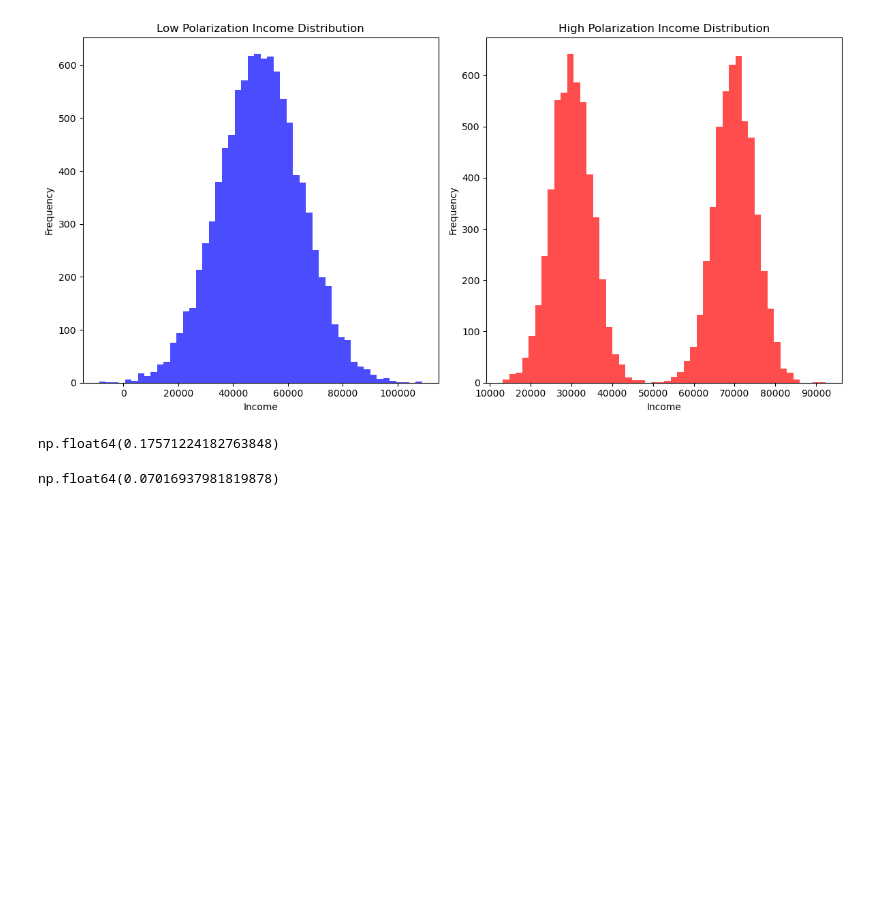
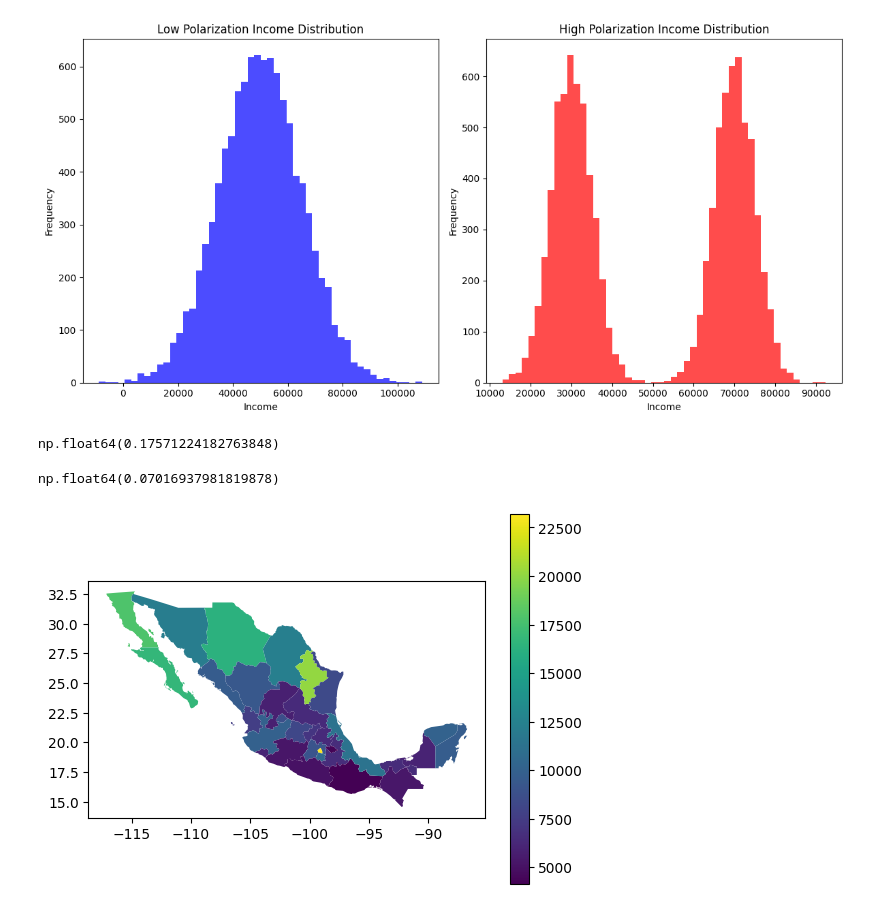
Before and after one commit to pysal/inequality, a Jupyter notebook: docs/user-guide/measure/wolfson.ipynb, the cells around one changed output. Saved outputs shown, nothing was run; the diff lists cells and outputs as text; code cells hidden in the pictures; blank space fills up the shorter version.

```diff
--- a/docs/user-guide/measure/wolfson.ipynb
+++ b/docs/user-guide/measure/wolfson.ipynb
@@ -53,3 +63,12 @@ np.float64(0.17571224182763848)
 wolfson(income_low_polarization)
 # %% [output]
 np.float64(0.07016937981819878)
+# %%
+import libpysal
+import geopandas
+pth = libpysal.examples.get_path("mexicojoin.shp")
+gdf = geopandas.read_file(pth)
+# %%
+gdf.plot(column='PCGDP1960', legend=True);
+# %% [output]
+[figure, added]
```
Also changed, not shown: parts of 11 cells of this notebook.
